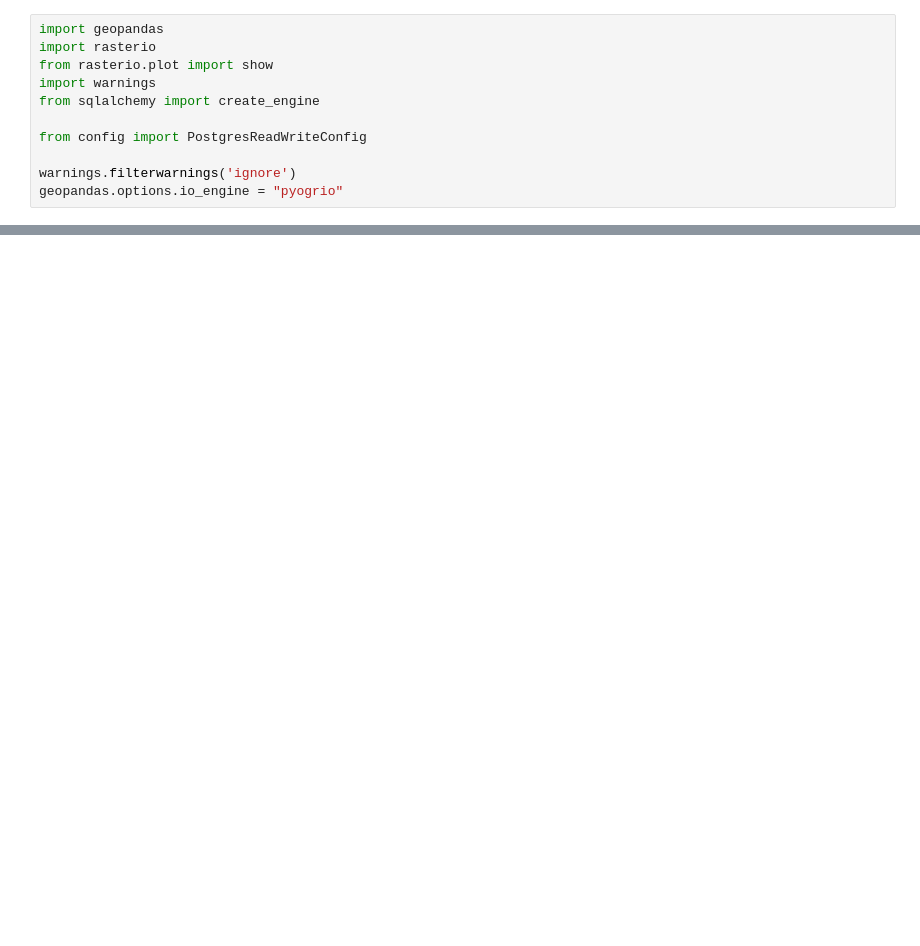
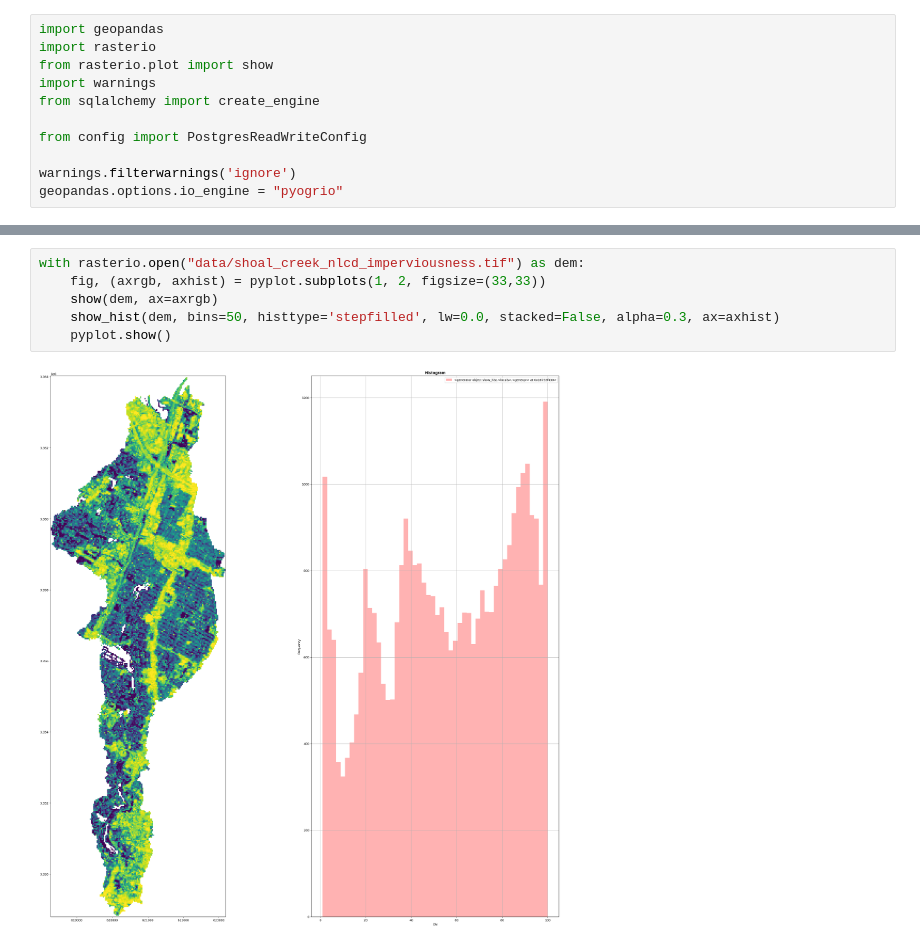
Before and after one commit to ramseyboy/shoal-creek-wq-bio-mitigation, a Jupyter notebook: dem.ipynb, the cells around one changed output, grey strips where cells are left out. Saved outputs shown, nothing was run; the diff lists cells and outputs as text; blank space fills up the shorter version.

Commit message:
Add impervious cover, land use and land use change to project

```diff
--- a/dem.ipynb
+++ b/dem.ipynb
@@ -21,0 +24,8 @@ with rasterio.open("data/clipped_ned_10m_3097.tif") as dem:
+# %%
+with rasterio.open("data/shoal_creek_nlcd_imperviousness.tif") as dem:
+    fig, (axrgb, axhist) = pyplot.subplots(1, 2, figsize=(33,33))
+    show(dem, ax=axrgb)
+    show_hist(dem, bins=50, histtype='stepfilled', lw=0.0, stacked=False, alpha=0.3, ax=axhist)
+    pyplot.show()
+# %% [output]
+[figure, added]
```
Also changed, not shown: parts of 3 cells of this notebook, 9 other files.
